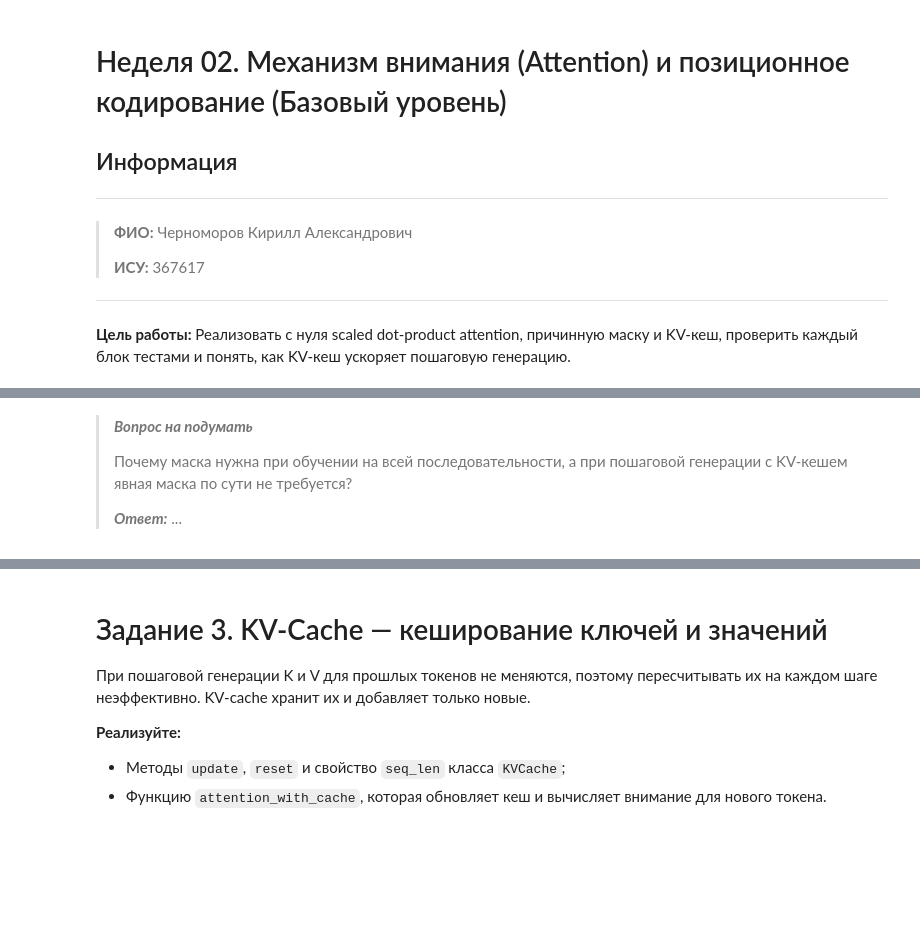
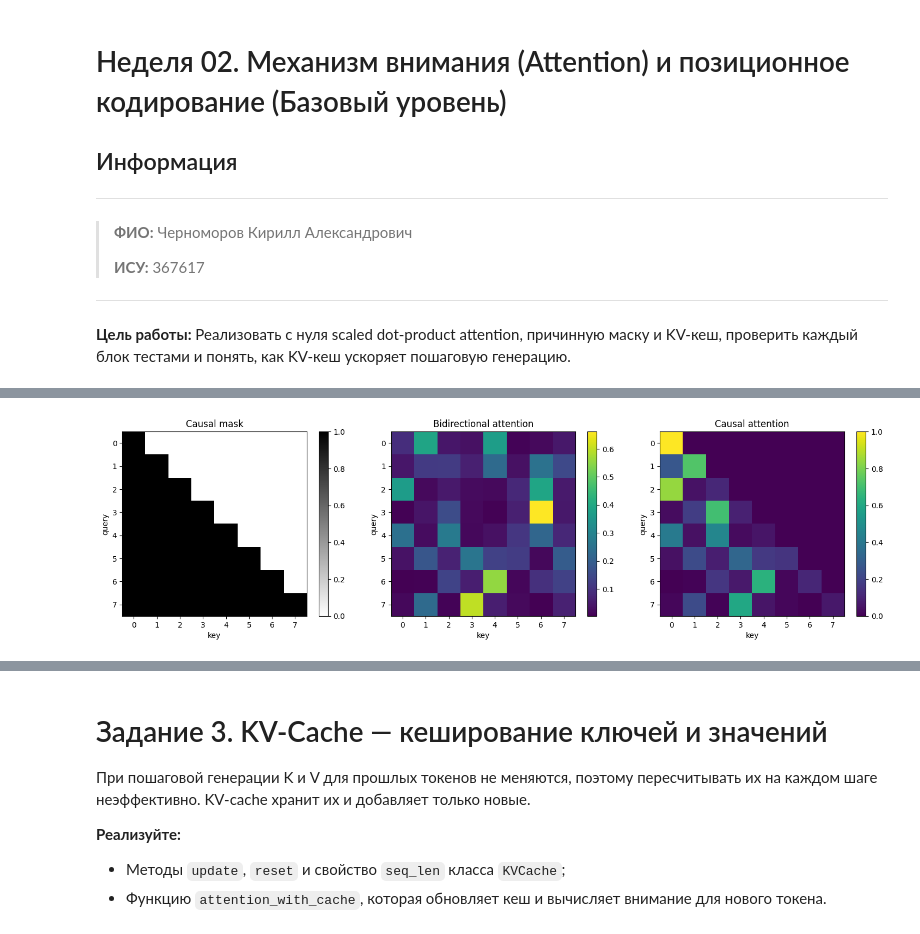
Before and after one commit to Gallade901/AI-Math, a Jupyter notebook: lab-2/lite_homework (1).ipynb, the cells around one changed output, grey strips where cells are left out. Cells and saved outputs as stored; diff of their text form; code cells hidden in the pictures; blank space fills up the shorter version.

```diff
--- a/lab-2/lite_homework (1).ipynb
+++ b/lab-2/lite_homework (1).ipynb
@@ -149,8 +199,9 @@ def create_causal_mask(seq_len: int) -> torch.Tensor:
         Булева нижнетреугольная матрица формы (seq_len, seq_len);
         True разрешает внимание к позиции, False запрещает.
     """
-    # TODO: нижнетреугольная матрица из единиц, приведенная к типу bool
-    raise NotImplementedError("Реализуйте create_causal_mask")
+    row = torch.arange(seq_len).unsqueeze(1)
+    col = torch.arange(seq_len).unsqueeze(0)
+    return col <= row
 # %%
 try:
     seq_len = 6
@@ -180,6 +231,40 @@ except Exception as e:
-# %% [markdown]
-> ***Вопрос на подумать***
->
-> Почему маска нужна при обучении на всей последовательности, а при пошаговой генерации с KV-кешем явная маска по сути не требуется?
->
-> ***Ответ:*** ...
+# %%
+# TODO: постройте маску причинного внимания и сравните bidirectional и causal веса на одних и тех же Q, K, V
+# Визуализация: bidirectional vs causal attention
+torch.manual_seed(1)
+
+seq_len = 8
+d_k = 16
+q = torch.randn(1, 1, seq_len, d_k)
+k = torch.randn(1, 1, seq_len, d_k)
+v = torch.randn(1, 1, seq_len, d_k)
+
+mask = create_causal_mask(seq_len)
+
+_, attn_bidir = scaled_dot_product_attention(q, k, v)
+_, attn_causal = scaled_dot_product_attention(q, k, v, mask=mask)
+
+fig, axes = plt.subplots(1, 3, figsize=(15, 4))
+
+im0 = axes[0].imshow(mask.numpy(), cmap="gray_r")
+axes[0].set_title("Causal mask")
+axes[0].set_xlabel("key")
+axes[0].set_ylabel("query")
+plt.colorbar(im0, ax=axes[0])
+
+im1 = axes[1].imshow(attn_bidir[0, 0].detach().numpy(), cmap="viridis")
+axes[1].set_title("Bidirectional attention")
+axes[1].set_xlabel("key")
+axes[1].set_ylabel("query")
+plt.colorbar(im1, ax=axes[1])
+
+im2 = axes[2].imshow(attn_causal[0, 0].detach().numpy(), cmap="viridis")
+axes[2].set_title("Causal attention")
+axes[2].set_xlabel("key")
+axes[2].set_ylabel("query")
+plt.colorbar(im2, ax=axes[2])
+
+plt.tight_layout()
+plt.show()
+# %% [output]
+[figure, added]
```
Also changed, not shown: parts of 19 cells of this notebook, 3 other files.
